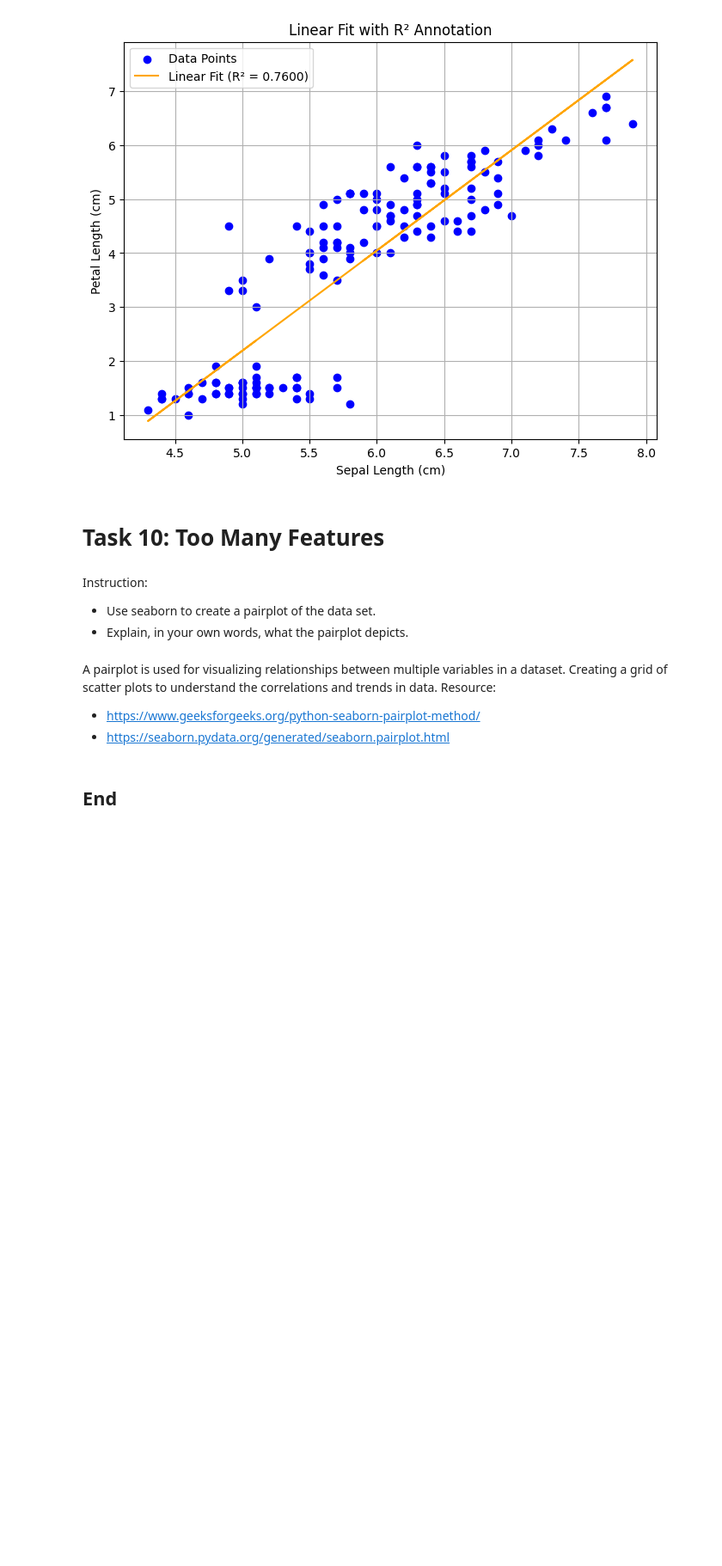
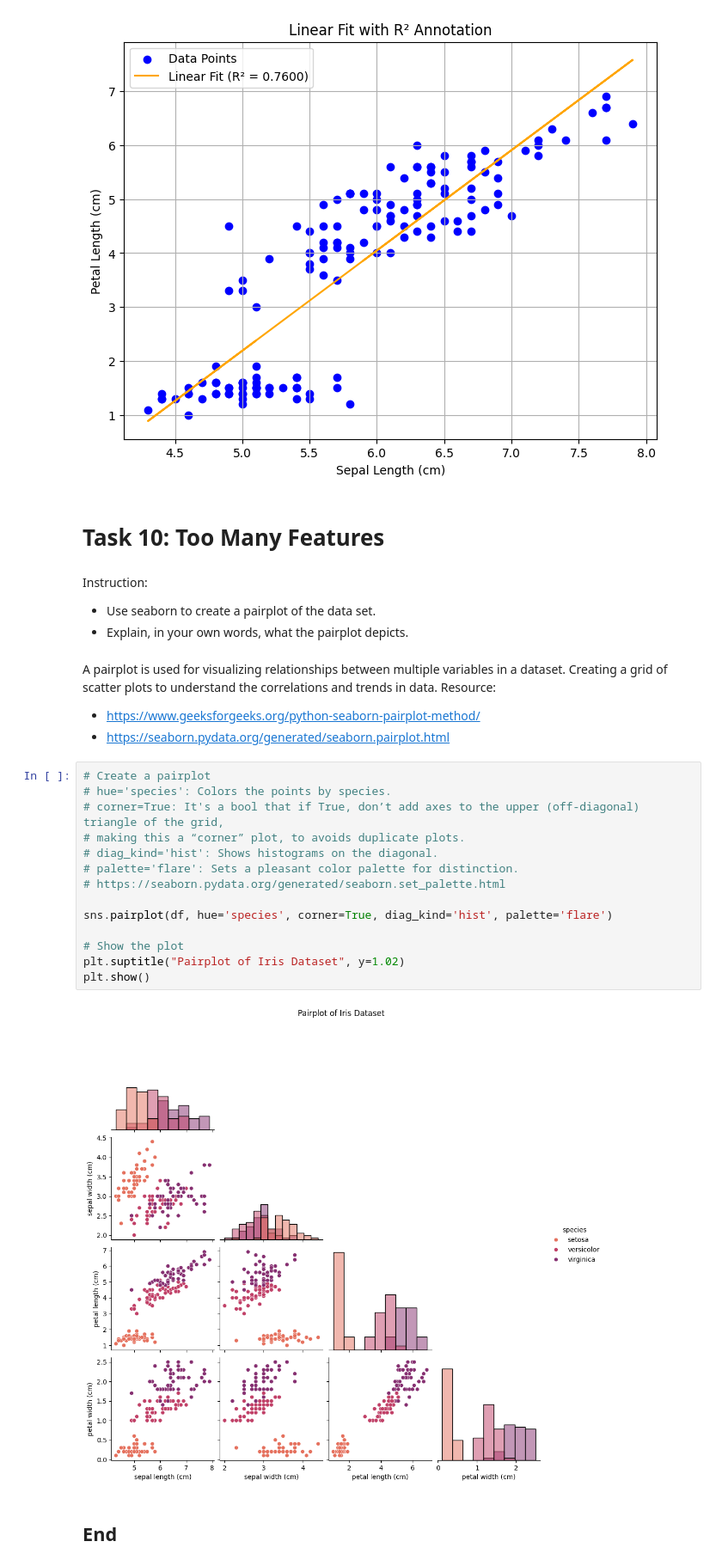
Before and after one commit to tanyasanjuan/principles_of_data_analytics, a Jupyter notebook: iris-dataset-tasks.ipynb, the cells around one changed output. Shown at 86% size. Drawn from its saved outputs; the diff is of its cells as text; blank space fills up the shorter version.

Commit message:
Task 10 - creation of pairplot

```diff
--- a/iris-dataset-tasks.ipynb
+++ b/iris-dataset-tasks.ipynb
@@ -423,5 +423,21 @@ A pairplot is used for visualizing relationships between multiple variables in a
 Resource:
 - https://www.geeksforgeeks.org/python-seaborn-pairplot-method/
 - https://seaborn.pydata.org/generated/seaborn.pairplot.html
+# %%
+# Create a pairplot
+# hue='species': Colors the points by species.
+# corner=True: It's a bool that if True, don’t add axes to the upper (off-diagonal) triangle of the grid,
+# making this a “corner” plot, to avoids duplicate plots.
+# diag_kind='hist': Shows histograms on the diagonal.
+# palette='flare': Sets a pleasant color palette for distinction.
+# https://seaborn.pydata.org/generated/seaborn.set_palette.html
+
+sns.pairplot(df, hue='species', corner=True, diag_kind='hist', palette='flare')
+
+# Show the plot
+plt.suptitle("Pairplot of Iris Dataset", y=1.02)
+plt.show()
+# %% [output]
+[figure, added]
 # %% [markdown]
 ## End
```
